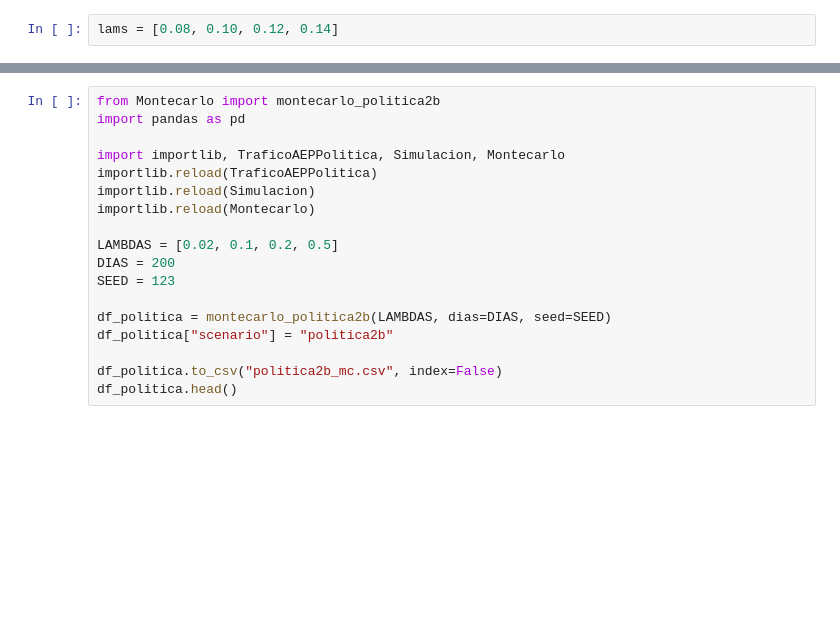
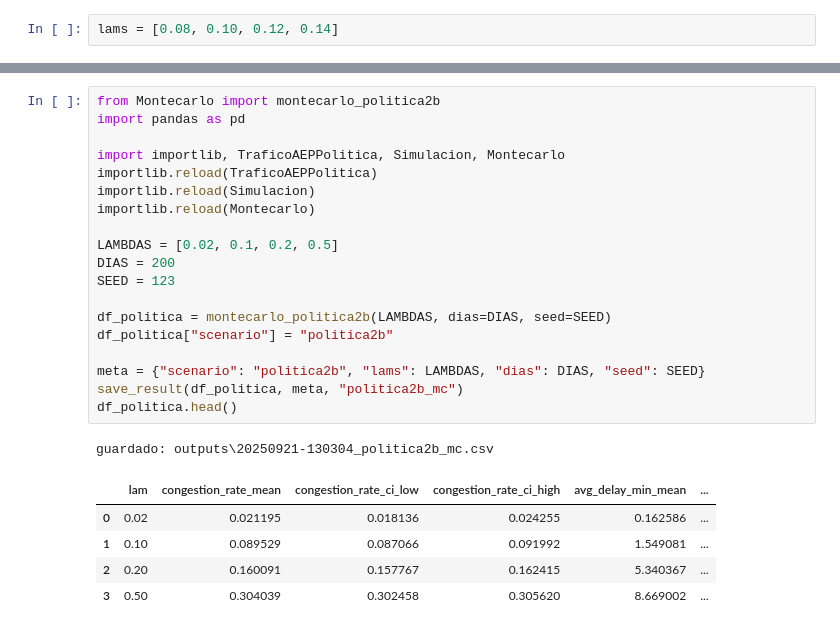
Before and after one commit to belenchen1/tp1-ACN, a Jupyter notebook: tp-nuevo/Experimentos.ipynb, the cells around one changed output, grey strips where cells are left out. Cells and saved outputs as stored; diff of their text form; blank space fills up the shorter version.

```diff
--- a/tp-nuevo/Experimentos.ipynb
+++ b/tp-nuevo/Experimentos.ipynb
@@ -230,18 +240,26 @@ NameError: name 'SEPARACION_MINIMA' is not defined
 # %%
 from Montecarlo import montecarlo_politica2b
 import pandas as pd
 
 import importlib, TraficoAEPPolitica, Simulacion, Montecarlo
 importlib.reload(TraficoAEPPolitica)
 importlib.reload(Simulacion)
 importlib.reload(Montecarlo)
 
 LAMBDAS = [0.02, 0.1, 0.2, 0.5]
 DIAS = 200
 SEED = 123
 
 df_politica = montecarlo_politica2b(LAMBDAS, dias=DIAS, seed=SEED)
 df_politica["scenario"] = "politica2b"
 
-df_politica.to_csv("politica2b_mc.csv", index=False)
+meta = {"scenario": "politica2b", "lams": LAMBDAS, "dias": DIAS, "seed": SEED}
+save_result(df_politica, meta, "politica2b_mc")
 df_politica.head()
+# %% [output]
+guardado: outputs\20250921-130304_politica2b_mc.csv
+|  | lam | congestion_rate_mean | congestion_rate_ci_low | congestion_rate_ci_high | avg_delay_min_mean | ... |
+| 0 | 0.02 | 0.021195 | 0.018136 | 0.024255 | 0.162586 | ... |
+| 1 | 0.10 | 0.089529 | 0.087066 | 0.091992 | 1.549081 | ... |
+| 2 | 0.20 | 0.160091 | 0.157767 | 0.162415 | 5.340367 | ... |
+| 3 | 0.50 | 0.304039 | 0.302458 | 0.305620 | 8.669002 | ... |
```
Also changed, not shown: parts of 5 cells of this notebook, 13 other files.
